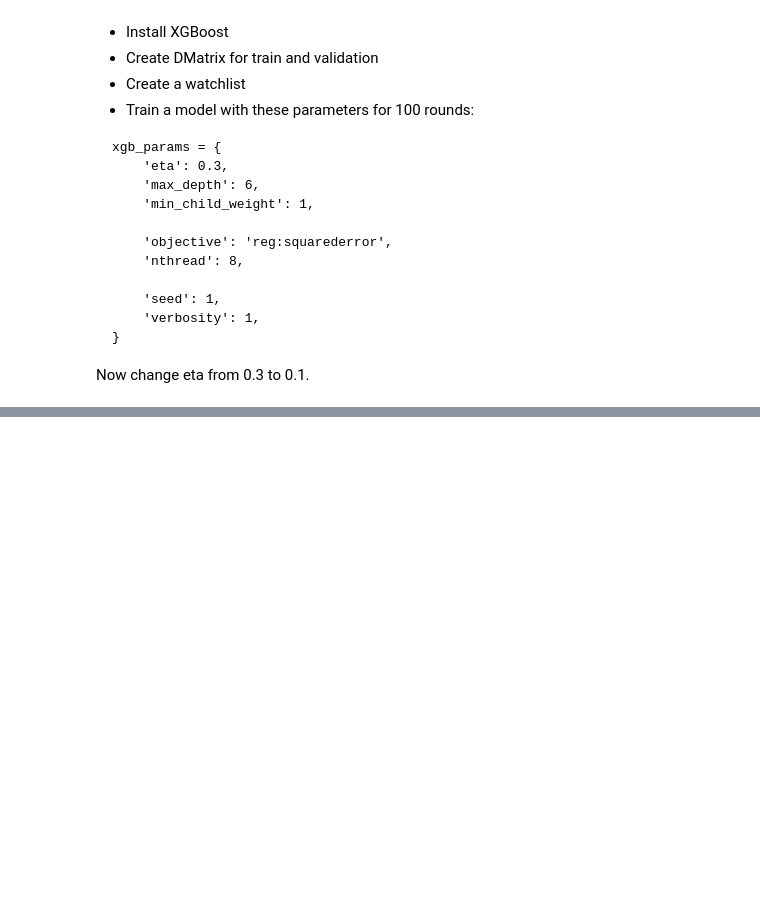
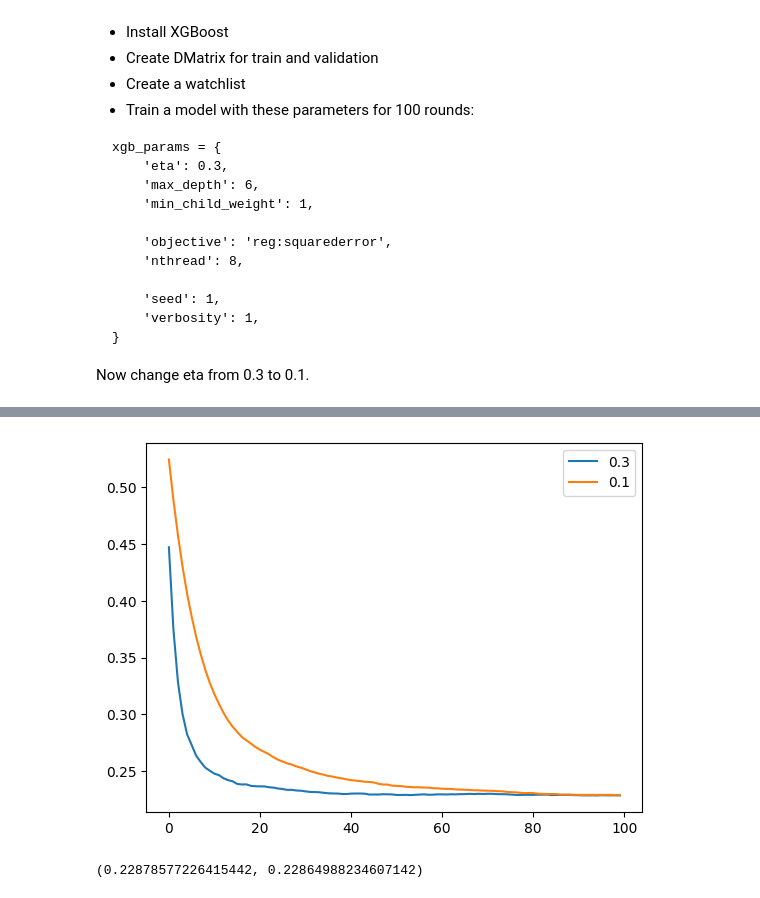
Before and after one commit to el-grudge/mleng-zoomcamp, a Jupyter notebook: week_6/homework_6.ipynb, the cells around one changed output, grey strips where cells are left out. Saved outputs shown, nothing was run; the diff lists cells and outputs as text; code cells hidden in the pictures; blank space fills up the shorter version.

Commit message:
add q6 and results when shuffled data is used

```diff
--- a/week_6/homework_6.ipynb
+++ b/week_6/homework_6.ipynb
@@ -28,17 +28,18 @@ df['median_house_value'] = np.log1p(df.median_house_value)
 
 # Do train/validation/test split with 60%/20%/20% distribution.
 from sklearn.model_selection import train_test_split
-## shuffle the dataset using seed 42
-#n = len(df)
-#idx = np.arange(n)
-#np.random.seed(42)
-#np.random.shuffle(idx)
-#df_shuffled = df.iloc[idx]
+
+# shuffle the dataset using seed 42
+n = len(df)
+idx = np.arange(n)
+np.random.seed(42)
+np.random.shuffle(idx)
+df_shuffled = df.iloc[idx]
 
 # Use the train_test_split function and set the random_state parameter to 1.
 # split the data into train/val/test with 60%/20%/20%
-# df_full, df_test = train_test_split(df_shuffled, test_size=np.round(len(df)*.2).astype(int), random_state=1)
-df_full, df_test = train_test_split(df, test_size=np.round(len(df)*.2).astype(int), random_state=1)
+df_full, df_test = train_test_split(df_shuffled, test_size=np.round(len(df)*.2).astype(int), random_state=1)
+#df_full, df_test = train_test_split(df, test_size=np.round(len(df)*.2).astype(int), random_state=1)
 df_train, df_val = train_test_split(df_full, test_size=np.round(len(df)*.2).astype(int), random_state=1)
 
 df_full = df_full.reset_index(drop=True)
@@ -331,7 +310,7 @@ iters = list(np.arange(0,100))
 # TRAIN AND SAVE RESULTS
 for eta in [0.3, 0.1]:
     xgb_params = {
-        'eta': 0.3,
+        'eta': eta,
         'max_depth': 6,
         'min_child_weight': 1,
 
@@ -343,7 +322,6 @@ for eta in [0.3, 0.1]:
         }
 
     evals_result = {}
-    model = xgb.train(xgb_params, dtrain, num_boost_round=100,
-                  verbose_eval=5, evals=watchlist, evals_result=evals_result)
+    model = xgb.train(xgb_params, dtrain, num_boost_round=100, evals=watchlist, evals_result=evals_result)
     scores[eta] = evals_result['val']['rmse']
 # %% [output]
@@ -424,0 +356,13 @@ model.eval_set
+# %%
+# when using shuffled data
+plt.plot(iters, scores[0.3], label='0.3')
+plt.plot(iters, scores[0.1], label='0.1')
+plt.legend()
+plt.show()
+# %% [output]
+[figure, added]
+# %%
+# when using shuffled data
+scores[0.3][-1], scores[0.1][-1]
+# %% [output]
+(0.22878577226415442, 0.22864988234607142)
```
Also changed, not shown: parts of 23 cells of this notebook.
